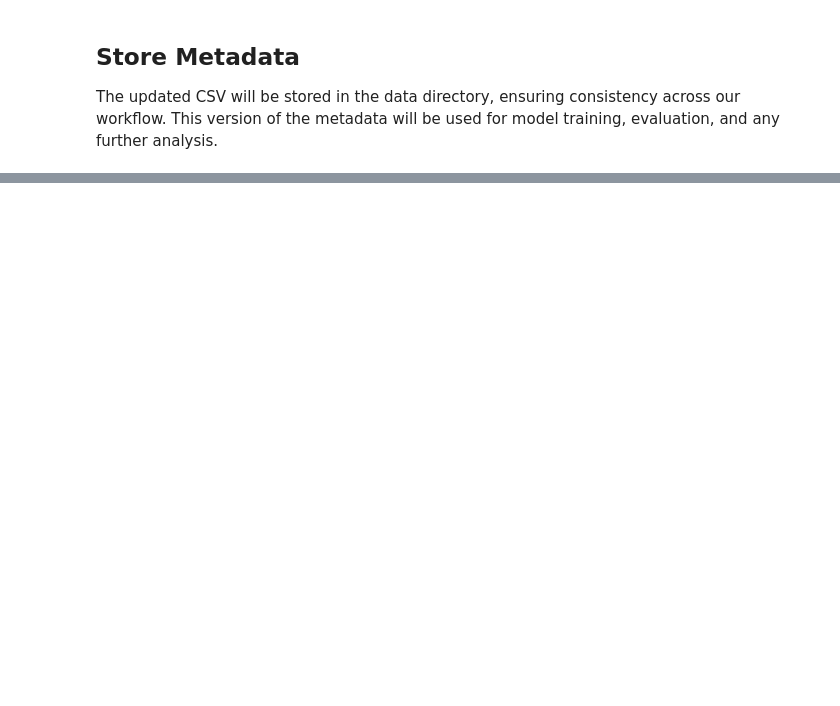
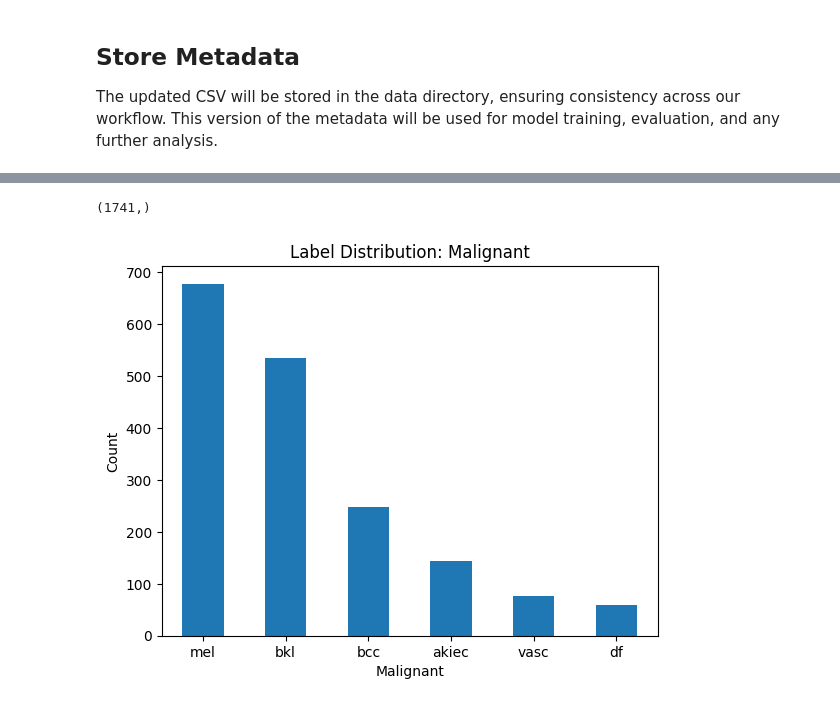
Before and after one commit to msc-ai-lab/thesis-project, a Jupyter notebook: notebooks/01_data_exploration.ipynb, the cells around one changed output, grey strips where cells are left out. Drawn from its saved outputs; the diff is of its cells as text; code cells hidden in the pictures; blank space fills up the shorter version.

```diff
--- a/notebooks/01_data_exploration.ipynb
+++ b/notebooks/01_data_exploration.ipynb
@@ -172,0 +178,4 @@ metadata.to_csv(new_metadata_path, index=False)
+# %%
+data_dir = Path.cwd().parent / 'data' / 'raw_dataset'
+ham_df = pd.read_csv(data_dir / 'HAM10000' / 'metadata.csv')
+ham_df.head()
@@ -172,0 +189,20 @@ metadata.to_csv(new_metadata_path, index=False)
+# %%
+# Define the path to HAM10000 images directory
+ham_images_path = data_dir / 'HAM10000' / 'images'
+
+# List all image files in the directory
+ham_image_files = os.listdir(ham_images_path) if ham_images_path.exists() else []
+
+# Extract image ids from the filenames (removing file extensions)
+image_ids_present = [os.path.splitext(file)[0] for file in ham_image_files]
+
+# Filter the dataframe to include only rows where image_id is present in the directory
+ham_df_filtered = ham_df[ham_df['image_id'].isin(image_ids_present)]
+
+# Print the result
+print(f"Original DataFrame size: {ham_df.shape[0]} rows")
+print(f"Filtered DataFrame size: {ham_df_filtered.shape[0]} rows")
+print(f"Number of missing images: {ham_df.shape[0] - ham_df_filtered.shape[0]}")
+
+# Preview the filtered dataframe
+ham_df_filtered.head()
@@ -172,0 +219,14 @@ metadata.to_csv(new_metadata_path, index=False)
+# %%
+ham_df_2 = ham_df_filtered[ham_df_filtered['dx'] != 'nv']
+ham_df_2['dx'].shape
+# %% [output]
+(1741,)
+# %%
+# Plot bar chart for label distribution
+ham_df_2['dx'].value_counts().plot(kind='bar', rot=0)
+plt.xlabel('Malignant')
+plt.ylabel('Count')
+plt.title('Label Distribution: Malignant')
+plt.show()
+# %% [output]
+[figure, added]
```
Also changed, not shown: parts of 7 cells of this notebook, 6 other files.
